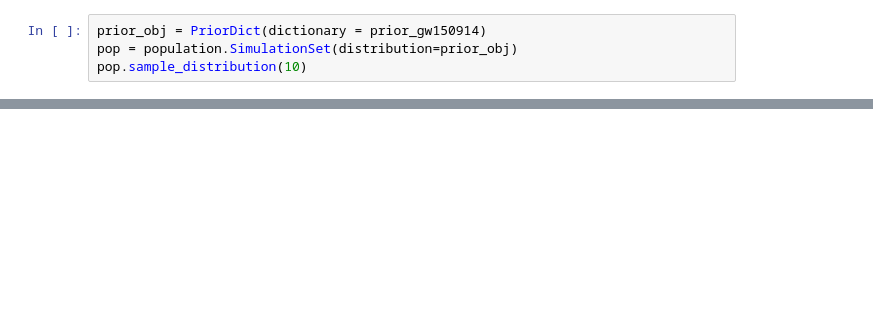
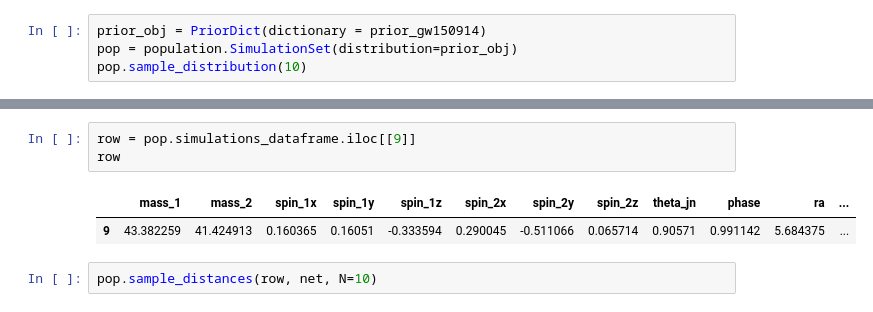
Before and after one commit to danielahyano/ligo-summer-2022, a Jupyter notebook: week_5/test_calc_snrs_sky.ipynb, the cells around one changed output, grey strips where cells are left out. Cells and saved outputs as stored; diff of their text form; blank space fills up the shorter version.

```diff
--- a/week_5/test_calc_snrs_sky.ipynb
+++ b/week_5/test_calc_snrs_sky.ipynb
@@ -86,0 +93,8 @@ test_df
+# %%
+row = pop.simulations_dataframe.iloc[[9]]
+row
+# %% [output]
+|  | mass_1 | mass_2 | spin_1x | spin_1y | spin_1z | spin_2x | spin_2y | spin_2z | theta_jn | phase | ra | ... |
+| 9 | 43.382259 | 41.424913 | 0.160365 | 0.16051 | -0.333594 | 0.290045 | -0.511066 | 0.065714 | 0.90571 | 0.991142 | 5.684375 | ... |
+# %%
+pop.sample_distances(row, net, N=10)
```
Also changed, not shown: parts of 7 cells of this notebook.
